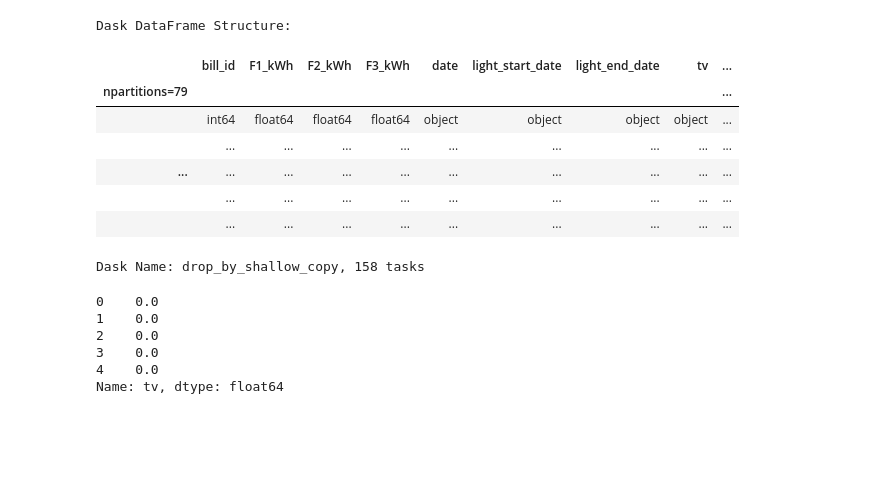
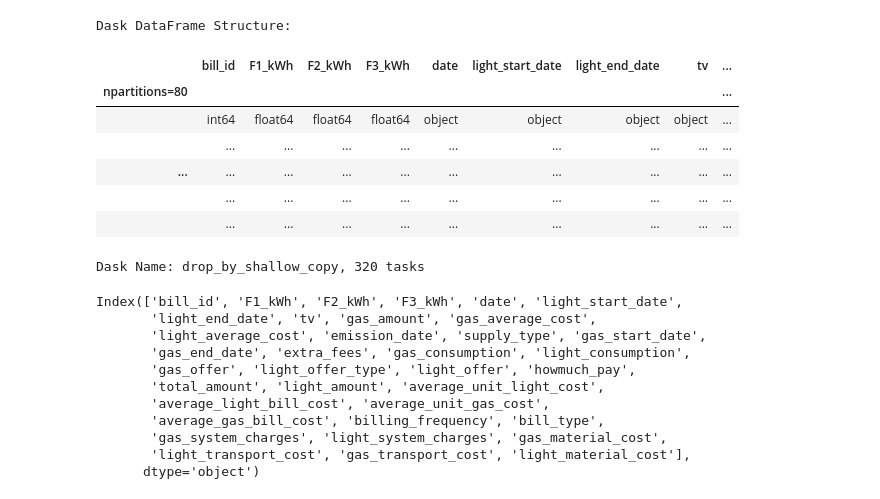
Before and after one commit to DSolerte/DataAnalysis_DaskProject, a Jupyter notebook: Trigiante_Solerte.ipynb, the cells around one changed output. Saved outputs shown, nothing was run; the diff lists cells and outputs as text; code cells hidden in the pictures; blank space fills up the shorter version.

```diff
--- a/Trigiante_Solerte.ipynb
+++ b/Trigiante_Solerte.ipynb
@@ -504,33 +564,37 @@ Archive:  /content/data.zip
 # %%
-#invoices = dd.read_csv('/content/invoices.csv', dtype={'billing_frequency': 'string', 'gas_offer': 'float64', 'city':'string'}, low_memory=False)
-invoices = dd.read_csv('invoices.csv', dtype={'billing_frequency': 'string', 'gas_offer': 'float64', 'city':'string'}, low_memory=False)
+#Decomentare la prima o la seconda riga in base al tipo di enviroment
+
+invoices = dd.read_csv('/content/invoices.csv', dtype={'billing_frequency': 'string', 'gas_offer': 'float64', 'city':'string'}, low_memory=False) #online
+#invoices = dd.read_csv('invoices.csv', dtype={'billing_frequency': 'string', 'gas_offer': 'float64', 'city':'string'}, low_memory=False) #locale
 utilities = invoices[['user_code', 'customer_code', 'city', 'address']]
 customers = invoices[['user_code', 'nominative', 'sex', 'age']]
 invoices = invoices.drop(labels=['user_code', 'customer_code', 'city', 'address', 'nominative', 'sex', 'age'], axis=1)
 invoices
 #(14,15,29,30,31,32,33,36) mixed type
 # %% [output]
 Dask DataFrame Structure:
 |  | bill_id | F1_kWh | F2_kWh | F3_kWh | date | light_start_date | light_end_date | tv | ... |
-| npartitions=79 |  |  |  |  |  |  |  |  | ... |
+| npartitions=80 |  |  |  |  |  |  |  |  | ... |
 |  | int64 | float64 | float64 | float64 | object | object | object | object | ... |
 |  | ... | ... | ... | ... | ... | ... | ... | ... | ... |
 | ... | ... | ... | ... | ... | ... | ... | ... | ... | ... |
 |  | ... | ... | ... | ... | ... | ... | ... | ... | ... |
 |  | ... | ... | ... | ... | ... | ... | ... | ... | ... |
-Dask Name: drop_by_shallow_copy, 158 tasks
+Dask Name: drop_by_shallow_copy, 320 tasks
-# %%
-#Ho normalizzato il tipo dei valori della tassa per la tv, bisogna rendere questo tipo processo automatico in uno dei metodi ed estenderlo alle altre colonne
-invoices['tv'] = invoices['tv'].str.replace(',', '.').astype(float)
-
-invoices.tv.head()
-# %% [output]
-0    0.0
-1    0.0
-2    0.0
-3    0.0
-4    0.0
-Name: tv, dtype: float64
+# %%
+invoices.columns
+# %% [output]
+Index(['bill_id', 'F1_kWh', 'F2_kWh', 'F3_kWh', 'date', 'light_start_date',
+       'light_end_date', 'tv', 'gas_amount', 'gas_average_cost',
+       'light_average_cost', 'emission_date', 'supply_type', 'gas_start_date',
+       'gas_end_date', 'extra_fees', 'gas_consumption', 'light_consumption',
+       'gas_offer', 'light_offer_type', 'light_offer', 'howmuch_pay',
+       'total_amount', 'light_amount', 'average_unit_light_cost',
+       'average_light_bill_cost', 'average_unit_gas_cost',
+       'average_gas_bill_cost', 'billing_frequency', 'bill_type',
+       'gas_system_charges', 'light_system_charges', 'gas_material_cost',
+       'light_transport_cost', 'gas_transport_cost', 'light_material_cost'],
+      dtype='object')
 # %%
 def get_columns_types(df):
   """
```
Also changed, not shown: parts of 15 cells of this notebook.
